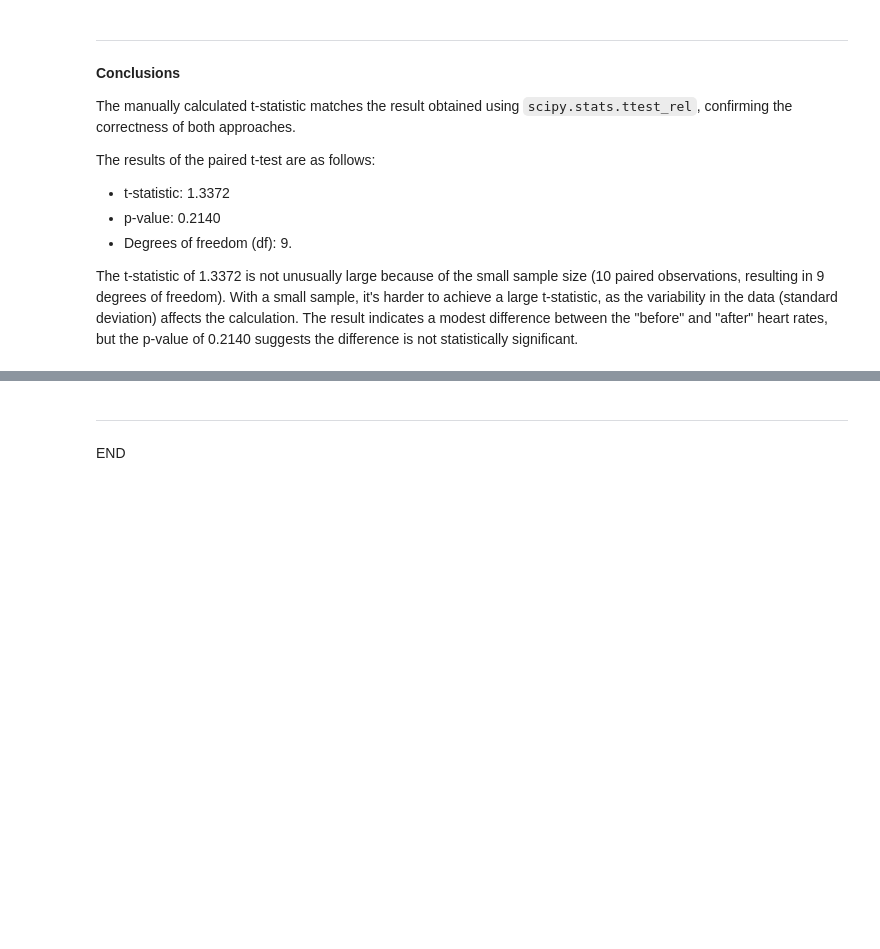
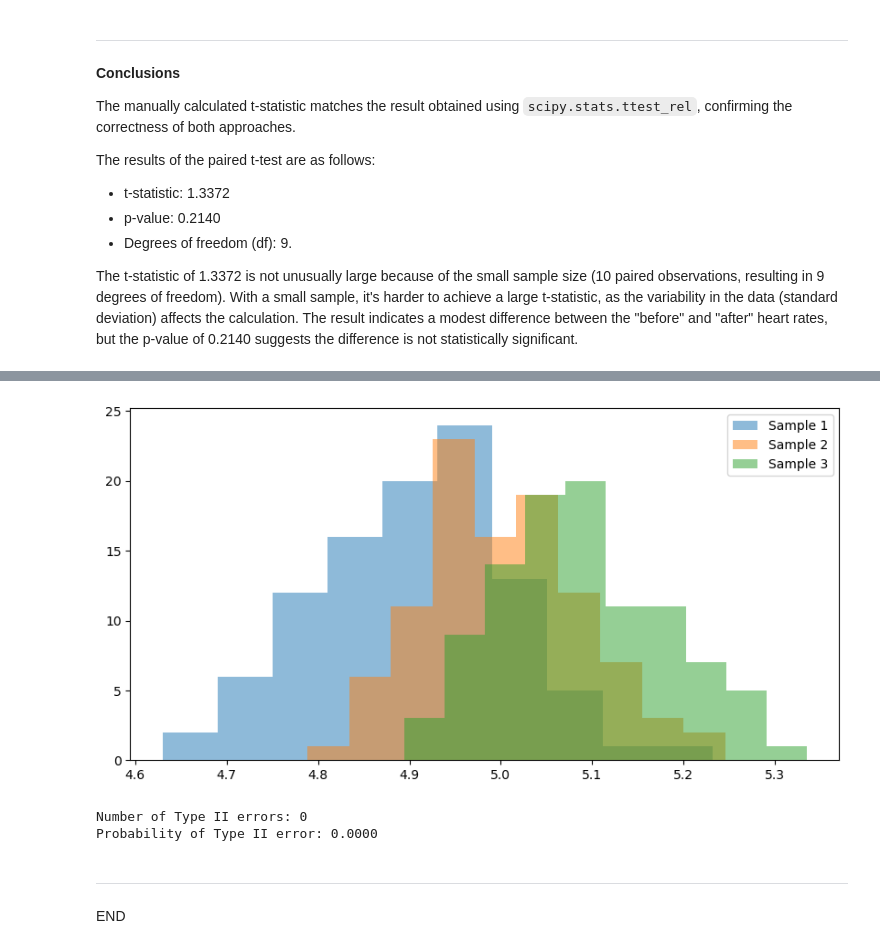
Before and after one commit to YuliiaKharchenko/applied_statistics, a Jupyter notebook: tasks.ipynb, the cells around one changed output, grey strips where cells are left out. Cells and saved outputs as stored; diff of their text form; code cells hidden in the pictures; blank space fills up the shorter version.

```diff
--- a/tasks.ipynb
+++ b/tasks.ipynb
@@ -452,0 +514,5 @@ The results of the paired t-test are as follows:
+# %%
+# Generate the samples
+sample1 = np.random.normal(loc=4.9, scale=0.1, size=100)
+sample2 = np.random.normal(loc=5.0, scale=0.1, size=100)
+sample3 = np.random.normal(loc=5.1, scale=0.1, size=100)
@@ -452,0 +537,17 @@ The results of the paired t-test are as follows:
+# %%
+# Create histograms.
+fig, ax = plt.subplots(figsize=(10, 5))
+
+# Histogram of the first sample.
+ax.hist(sample1, bins=10, alpha=0.5, label='Sample 1')
+
+# Histogram of the second sample.
+ax.hist(sample2, bins=10, alpha=0.5, label='Sample 2')
+
+# Histogram of the third sample.
+ax.hist(sample3, bins=10, alpha=0.5, label='Sample 3')
+
+# Add a legend.
+ax.legend();
+# %% [output]
+[figure, added]
@@ -453,3 +575,17 @@ The results of the paired t-test are as follows:
+# %%
+
+# Run multiple simulations
+for _ in range(num_times):
+    if simulate_anova():
+        no_type_ii += 1
+
+# Calculate and display the probability of Type II error
+type_ii_error_probability = no_type_ii / num_times
+print(f"Number of Type II errors: {no_type_ii}")
+print(f"Probability of Type II error: {type_ii_error_probability:.4f}")
+# %% [output]
+Number of Type II errors: 0
+Probability of Type II error: 0.0000
 # %% [markdown]
 ***
 
```
Also changed, not shown: parts of 18 cells of this notebook, 1 other file.
